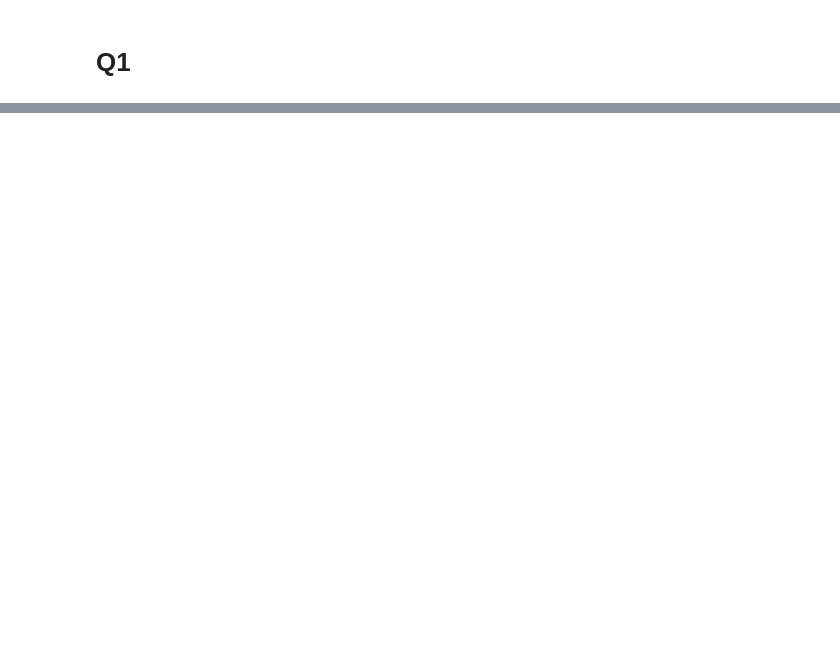
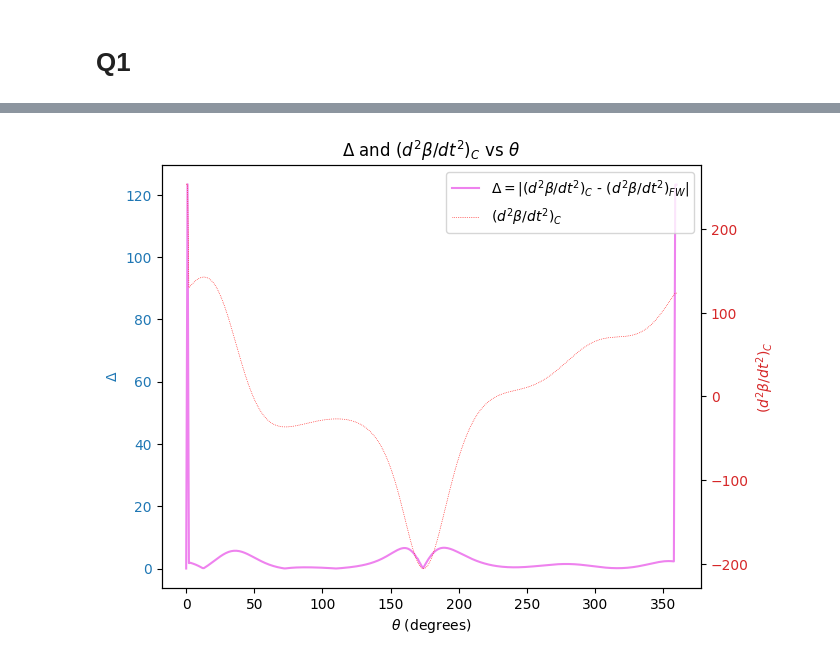
Before and after one commit to pesricha/DS288-Numerical-Methods, a Jupyter notebook: HW4/Homework-4.ipynb, the cells around one changed output, grey strips where cells are left out. Drawn from its saved outputs; the diff is of its cells as text; code cells hidden in the pictures; blank space fills up the shorter version.

```diff
--- a/HW4/Homework-4.ipynb
+++ b/HW4/Homework-4.ipynb
@@ -271,0 +295,23 @@ NameError: name 'plt' is not defined
+# %%
+fig, ax1 = plt.subplots(figsize=(7,5))
+
+difference_d2b_dt2 = np.abs(dbeta2_by_dt2_center - dbeta2_by_dt2_fw)
+
+color = 'tab:blue'
+ax1.set_xlabel(r'$\theta$ (degrees)')
+ax1.set_ylabel(r'$\Delta$', color=color)
+ax1.plot(theta_values, difference_d2b_dt2, label=r"$\Delta = $$|(d^2\beta/dt^2)_{C}$ - $(d^2\beta/dt^2)_{FW}|$", color='violet' )
+ax1.tick_params(axis='y', labelcolor=color)
+
+ax2 = ax1.twinx()
+color = 'tab:red'
+ax2.set_ylabel(r'$(d^2\beta/dt^2)_{C}$', color=color)
+ax2.plot(theta_values, dbeta2_by_dt2_center, label=r'$(d^2\beta/dt^2)_{C}$', color='red', linestyle = ':', linewidth = 0.5)
+ax2.tick_params(axis='y', labelcolor=color)
+
+fig.tight_layout()
+plt.title(r'$\Delta$ and $(d^2\beta/dt^2)_{C}$ vs $\theta$')
+fig.legend(loc="upper right", bbox_to_anchor=(1,1), bbox_transform=ax1.transAxes)
+plt.show()
+# %% [output]
+[figure, added]
```
Also changed, not shown: parts of 9 cells of this notebook, 1 other file.
